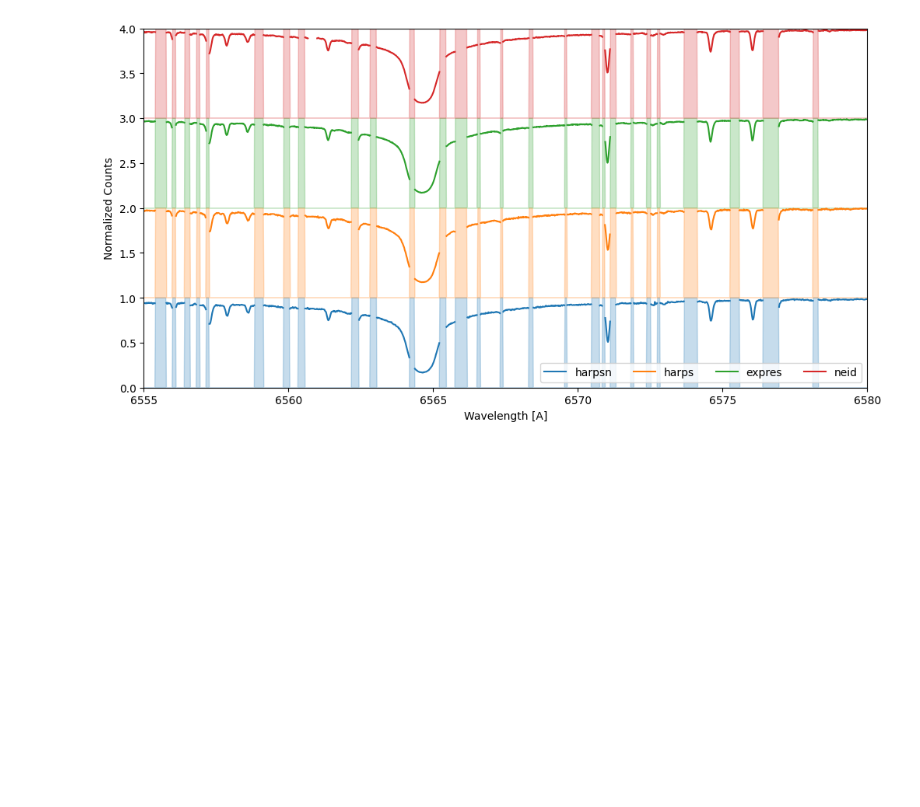
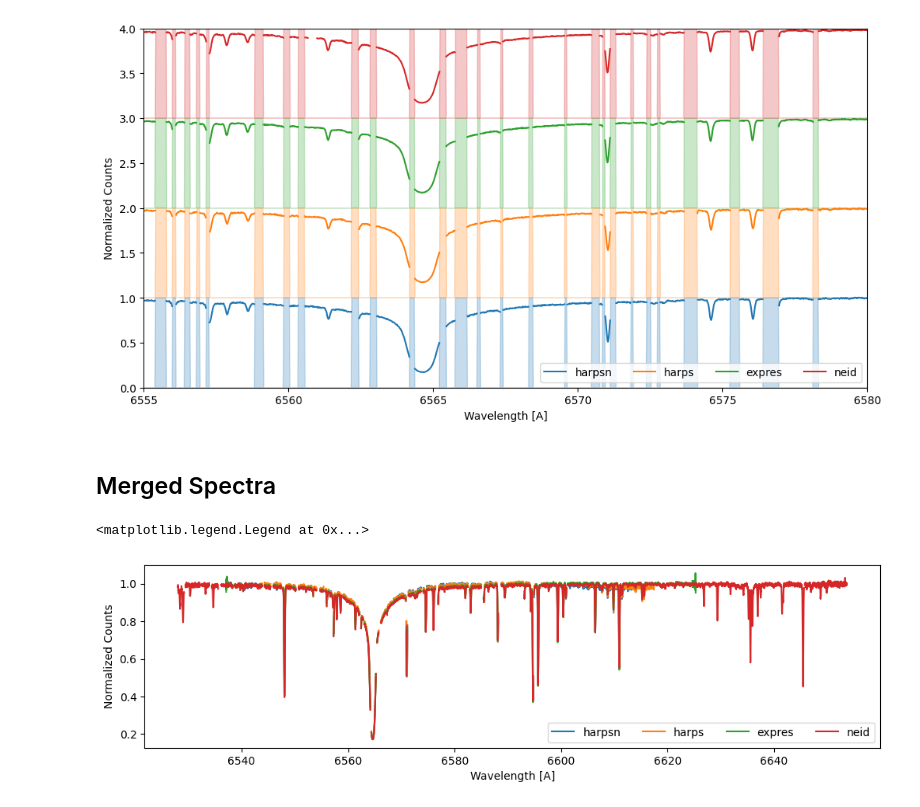
Before and after one commit to lilylingzhao/ESSP4, a Jupyter notebook: ExampleCode/essp4_spec.ipynb, the cells around one changed output. Cells and saved outputs as stored; diff of their text form; code cells hidden in the pictures; blank space fills up the shorter version.

Commit message:
Example Code for Merged Spectra

```diff
--- a/ExampleCode/essp4_spec.ipynb
+++ b/ExampleCode/essp4_spec.ipynb
@@ -205,3 +205,22 @@ plt.legend(loc=4,ncol=4)
 # %% [output]
 <matplotlib.legend.Legend at 0x...>
 [figure]
+# %% [markdown]
+## Merged Spectra
+# %%
+plt.figure(figsize=(12,3))
+plt.xlabel('Wavelength [A]')
+plt.ylabel('Normalized Counts')
+for inst in ['harpsn','harps','expres','neid']:
+    file = np.random.choice(glob(os.path.join(essp_dir,f'DS{dset_num}','Merged',f'DS{dset_num}*_{inst}.fits')))
+    hdus = fits.open(file)
+    wave = hdus['wavelength'].data.copy()
+    spec = hdus['flux'].data.copy()
+    hdus.close()
+
+    plt.plot(wave,spec,label=inst)
+    hdus.close()
+plt.legend(loc=4,ncol=4)
+# %% [output]
+<matplotlib.legend.Legend at 0x...>
+[figure, added]
```
Also changed, not shown: parts of 5 cells of this notebook, 2 other files.
